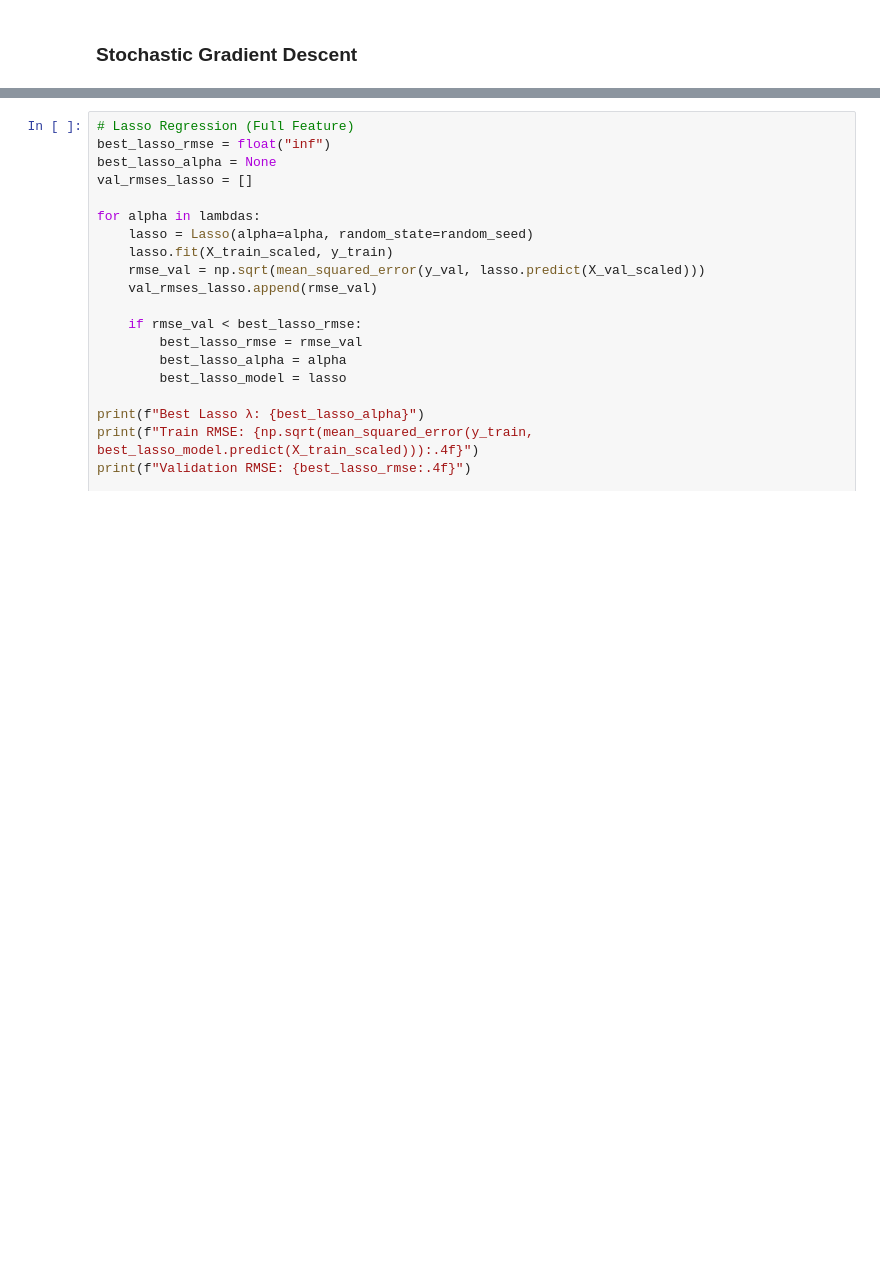
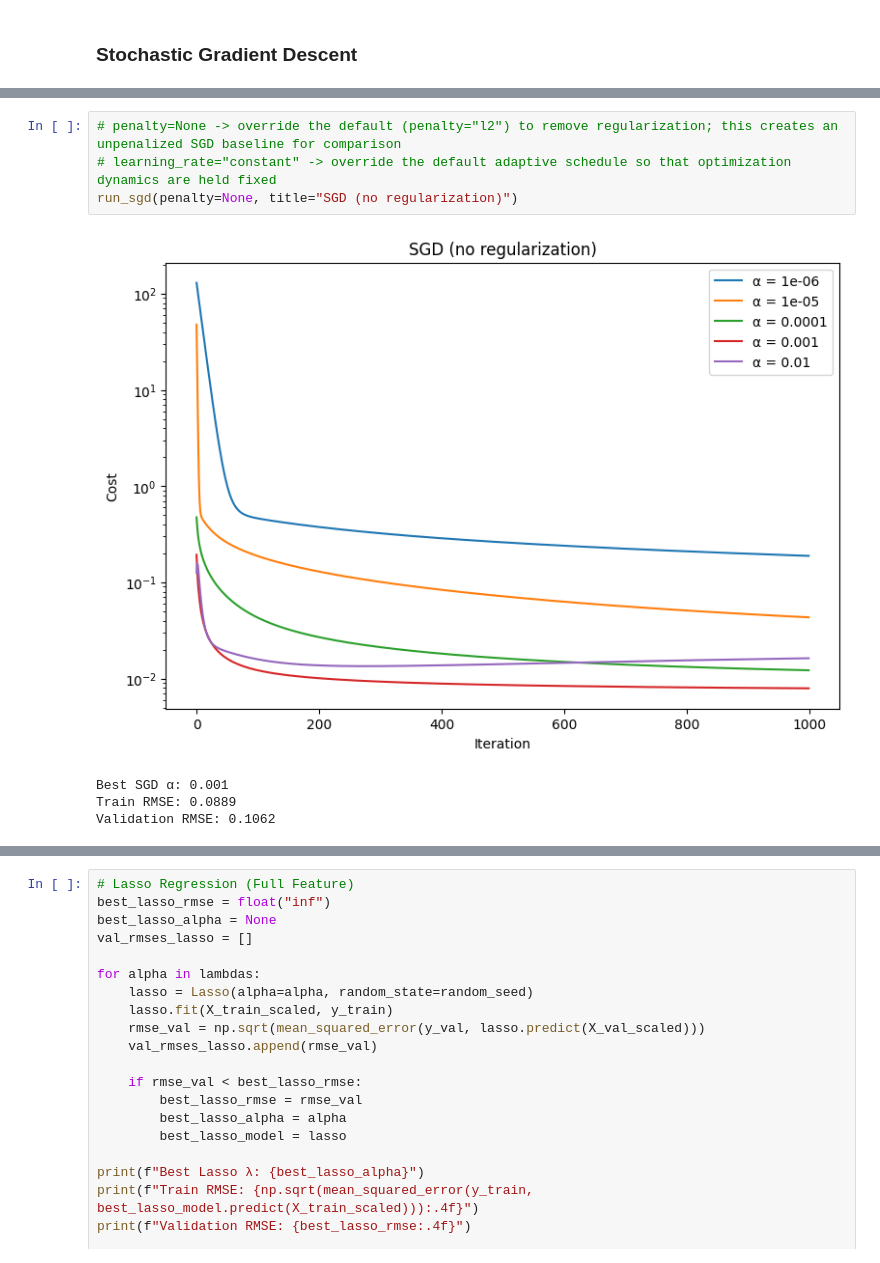
Before and after one commit to ericaezhou/econ_107, a Jupyter notebook: week_2/ECON 107_Week 2 Discussion_TA.ipynb, the cells around one changed output, grey strips where cells are left out. Drawn from its saved outputs; the diff is of its cells as text; blank space fills up the shorter version.

```diff
--- a/week_2/ECON 107_Week 2 Discussion_TA.ipynb
+++ b/week_2/ECON 107_Week 2 Discussion_TA.ipynb
@@ -533,3 +562,12 @@ Validation RMSE: 0.1148
+# %%
+# penalty=None -> override the default (penalty="l2") to remove regularization; this creates an unpenalized SGD baseline for comparison
+# learning_rate="constant" -> override the default adaptive schedule so that optimization dynamics are held fixed
+run_sgd(penalty=None, title="SGD (no regularization)")
+# %% [output]
+[figure, added]
+Best SGD α: 0.001
+Train RMSE: 0.0889
+Validation RMSE: 0.1062
 # %%
 # Ridge Regression (Full Feature)
 lambdas = np.logspace(-4, 4, 10)
```
Also changed, not shown: parts of 9 cells of this notebook.
